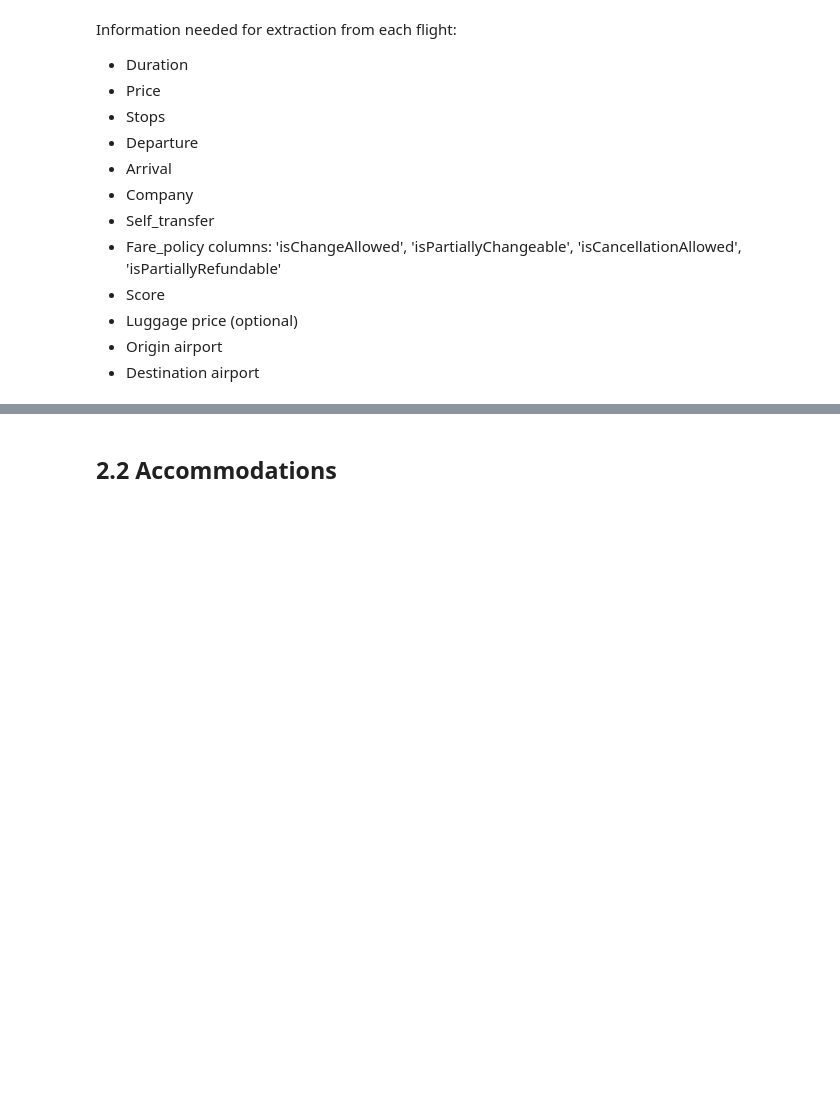
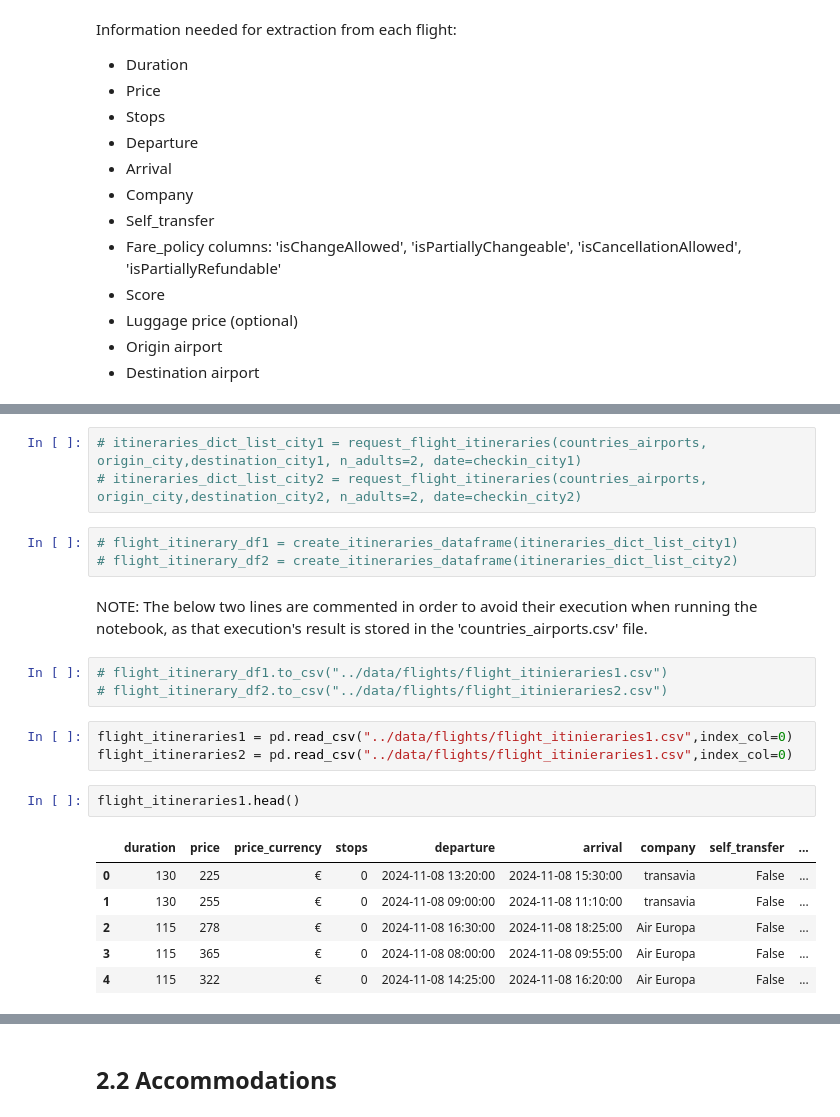
Before and after one commit to MiguelLopezVirues/TravelPlanner, a Jupyter notebook: notebooks/data_extraction.ipynb, the cells around one changed output, grey strips where cells are left out. Cells and saved outputs as stored; diff of their text form; blank space fills up the shorter version.

```diff
--- a/notebooks/data_extraction.ipynb
+++ b/notebooks/data_extraction.ipynb
@@ -76,0 +106,23 @@ flight_itinerary_df
+# %%
+# itineraries_dict_list_city1 = request_flight_itineraries(countries_airports, origin_city,destination_city1, n_adults=2, date=checkin_city1)
+# itineraries_dict_list_city2 = request_flight_itineraries(countries_airports, origin_city,destination_city2, n_adults=2, date=checkin_city2)
+# %%
+# flight_itinerary_df1 = create_itineraries_dataframe(itineraries_dict_list_city1)
+# flight_itinerary_df2 = create_itineraries_dataframe(itineraries_dict_list_city2)
+# %% [markdown]
+NOTE: The below two lines are commented in order to avoid their execution when running the notebook, as that execution's result is stored in the 'countries_airports.csv' file.
+# %%
+# flight_itinerary_df1.to_csv("../data/flights/flight_itinieraries1.csv")
+# flight_itinerary_df2.to_csv("../data/flights/flight_itinieraries2.csv")
+# %%
+flight_itineraries1 = pd.read_csv("../data/flights/flight_itinieraries1.csv",index_col=0)
+flight_itineraries2 = pd.read_csv("../data/flights/flight_itinieraries1.csv",index_col=0)
+# %%
+flight_itineraries1.head()
+# %% [output]
+|  | duration | price | price_currency | stops | departure | arrival | company | self_transfer | ... |
+| 0 | 130 | 225 | € | 0 | 2024-11-08 13:20:00 | 2024-11-08 15:30:00 | transavia | False | ... |
+| 1 | 130 | 255 | € | 0 | 2024-11-08 09:00:00 | 2024-11-08 11:10:00 | transavia | False | ... |
+| 2 | 115 | 278 | € | 0 | 2024-11-08 16:30:00 | 2024-11-08 18:25:00 | Air Europa | False | ... |
+| 3 | 115 | 365 | € | 0 | 2024-11-08 08:00:00 | 2024-11-08 09:55:00 | Air Europa | False | ... |
+| 4 | 115 | 322 | € | 0 | 2024-11-08 14:25:00 | 2024-11-08 16:20:00 | Air Europa | False | ... |
```
Also changed, not shown: parts of 29 cells of this notebook, 12 other files.
